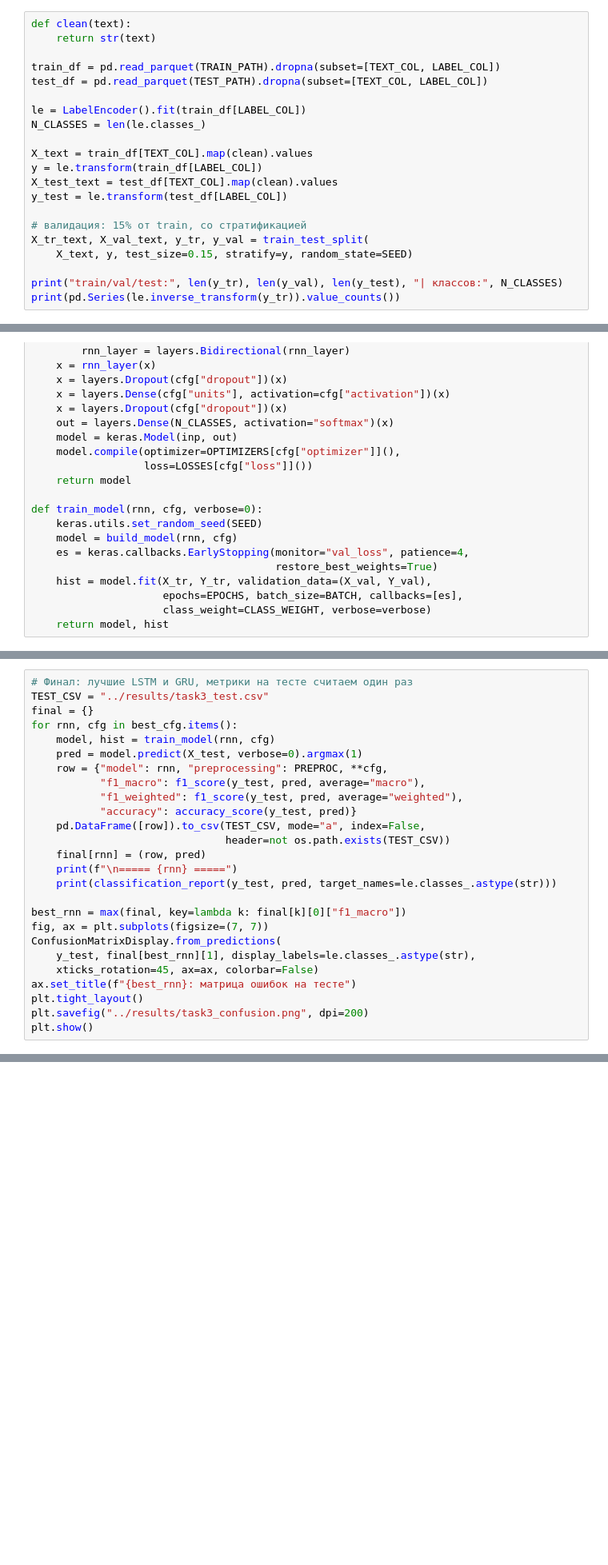
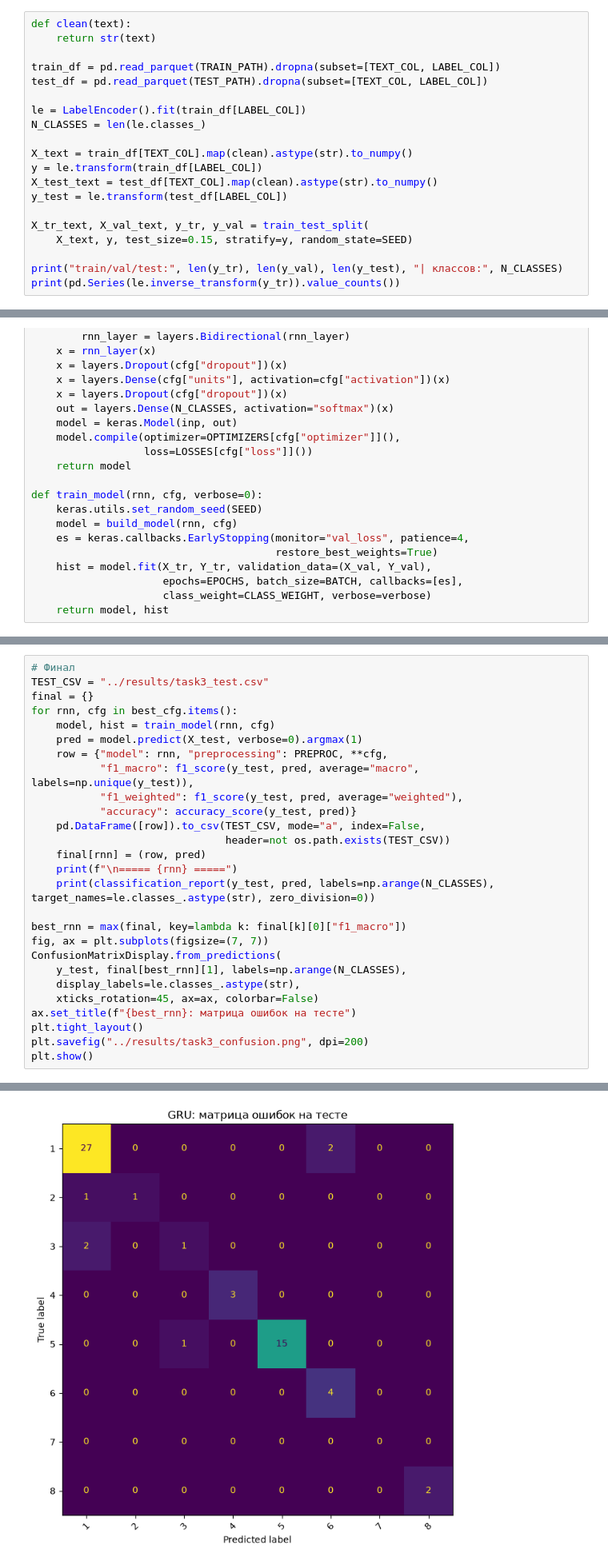
Before and after one commit to helga-mikkulovna/lab6, a Jupyter notebook: notebooks/03_rnn.ipynb, the cells around one changed output, grey strips where cells are left out. Shown at 80% size. Drawn from its saved outputs; the diff is of its cells as text; blank space fills up the shorter version.

```diff
--- a/notebooks/03_rnn.ipynb
+++ b/notebooks/03_rnn.ipynb
@@ -39,12 +35,11 @@ test_df = pd.read_parquet(TEST_PATH).dropna(subset=[TEXT_COL, LABEL_COL])
 le = LabelEncoder().fit(train_df[LABEL_COL])
 N_CLASSES = len(le.classes_)
 
-X_text = train_df[TEXT_COL].map(clean).values
+X_text = train_df[TEXT_COL].map(clean).astype(str).to_numpy()
 y = le.transform(train_df[LABEL_COL])
-X_test_text = test_df[TEXT_COL].map(clean).values
+X_test_text = test_df[TEXT_COL].map(clean).astype(str).to_numpy()
 y_test = le.transform(test_df[LABEL_COL])
 
-# валидация: 15% от train, со стратификацией
 X_tr_text, X_val_text, y_tr, y_val = train_test_split(
     X_text, y, test_size=0.15, stratify=y, random_state=SEED)
 
@@ -168,26 +212,28 @@ for p in GRID:
 # %%
-# Финал: лучшие LSTM и GRU, метрики на тесте считаем один раз
+# Финал
 TEST_CSV = "../results/task3_test.csv"
 final = {}
 for rnn, cfg in best_cfg.items():
     model, hist = train_model(rnn, cfg)
     pred = model.predict(X_test, verbose=0).argmax(1)
     row = {"model": rnn, "preprocessing": PREPROC, **cfg,
-           "f1_macro": f1_score(y_test, pred, average="macro"),
+           "f1_macro": f1_score(y_test, pred, average="macro", labels=np.unique(y_test)),
            "f1_weighted": f1_score(y_test, pred, average="weighted"),
            "accuracy": accuracy_score(y_test, pred)}
     pd.DataFrame([row]).to_csv(TEST_CSV, mode="a", index=False,
                                header=not os.path.exists(TEST_CSV))
     final[rnn] = (row, pred)
     print(f"\n===== {rnn} =====")
-    print(classification_report(y_test, pred, target_names=le.classes_.astype(str)))
+    print(classification_report(y_test, pred, labels=np.arange(N_CLASSES), target_names=le.classes_.astype(str), zero_division=0))
 
 best_rnn = max(final, key=lambda k: final[k][0]["f1_macro"])
 fig, ax = plt.subplots(figsize=(7, 7))
 ConfusionMatrixDisplay.from_predictions(
-    y_test, final[best_rnn][1], display_labels=le.classes_.astype(str),
+    y_test, final[best_rnn][1], labels=np.arange(N_CLASSES),
+    display_labels=le.classes_.astype(str),
     xticks_rotation=45, ax=ax, colorbar=False)
 ax.set_title(f"{best_rnn}: матрица ошибок на тесте")
 plt.tight_layout()
 plt.savefig("../results/task3_confusion.png", dpi=200)
 plt.show()
+# %% [output]
@@ -193,0 +257 @@ plt.show()
+[figure, added]
```
Also changed, not shown: parts of 7 cells of this notebook, 5 other files.
